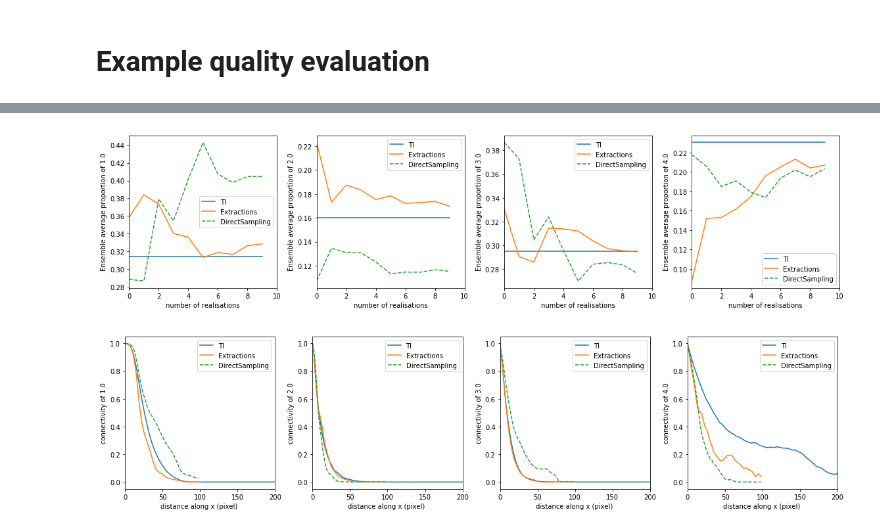
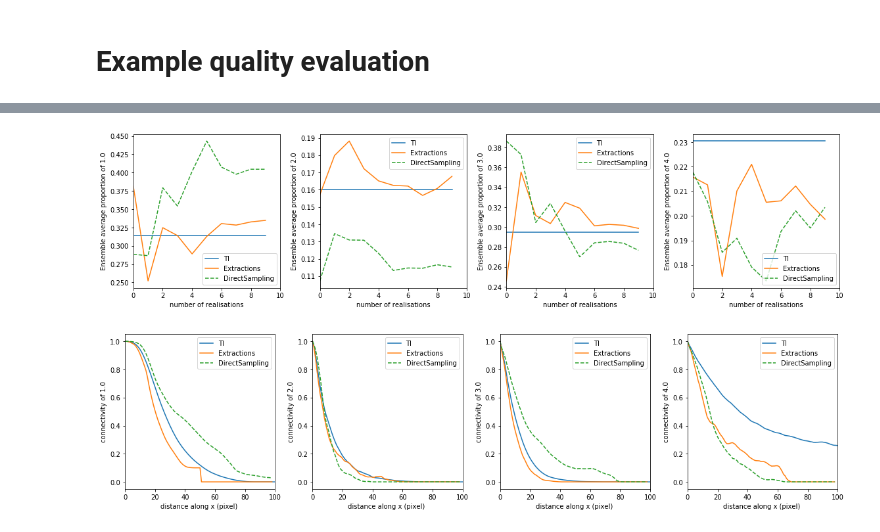
Before and after one commit to UniNE-CHYN/mps_toolbox, a Jupyter notebook: examples/example-2d.ipynb, the cells around one changed output, grey strips where cells are left out. Drawn from its saved outputs; the diff is of its cells as text; code cells hidden in the pictures.

```diff
--- a/examples/example-2d.ipynb
+++ b/examples/example-2d.ipynb
@@ -21,13 +22,18 @@ NUM_ENSEMBLE_MEMBERS = 10
 # Load DS realisations from a pickle
 with open('simulations.pickle', 'rb') as handle:
     realisations = pickle.load(handle)
+# %%
+def subimage(image, nx, ny):
+    x = np.random.randint(0, image.shape[0]-nx)
+    y = np.random.randint(0, image.shape[1]-ny)
+    return image[x:x+nx, y:y+nx]
 # %%
 # Create subimages
 nx_realisation = 100
 ny_realisation = 200
 subims = []
 for i in range(NUM_ENSEMBLE_MEMBERS):
-    subims.append(mpstool.stats.subimage(ti, nx_realisation, ny_realisation))
+    subims.append(subimage(ti, nx_realisation, ny_realisation))
 # %%
 # Define helper functions
 def append_to_dictionary(dict_of_arrays, dict_of_elements):
@@ -42,7 +48,7 @@ def empty_dictionary_of_arrays(keys):
 # %%
 # Process all the realisations and subimages
 
-CONNECTIVITY_AXIS = 0
+AXIS = 0
 
 categories = mpstool.connectivity.get_categories(ti)
 
@@ -52,8 +58,8 @@ ds_connectivity = empty_dictionary_of_arrays(categories)
 
 for image in realisations:
     append_to_dictionary(ds_proportion, mpstool.stats.histogram(image))
-    append_to_dictionary(ds_variogram, mpstool.stats.variogram(image))
-    append_to_dictionary(ds_connectivity, mpstool.connectivity.get_function(image, axis=CONNECTIVITY_AXIS))
+    append_to_dictionary(ds_variogram, mpstool.stats.variogram(image,axis=AXIS))
+    append_to_dictionary(ds_connectivity, mpstool.connectivity.get_function(image, axis=AXIS))
 
 subim_proportion = empty_dictionary_of_arrays(categories)
 subim_variogram = empty_dictionary_of_arrays(categories)
@@ -61,14 +67,14 @@ subim_connectivity = empty_dictionary_of_arrays(categories)
 
 for image in subims:
     append_to_dictionary(subim_proportion, mpstool.stats.histogram(image))
-    append_to_dictionary(subim_variogram, mpstool.stats.variogram(image))
-    append_to_dictionary(subim_connectivity, mpstool.connectivity.get_function(image, axis=CONNECTIVITY_AXIS))
+    append_to_dictionary(subim_variogram, mpstool.stats.variogram(image, axis=AXIS))
+    append_to_dictionary(subim_connectivity, mpstool.connectivity.get_function(image, axis=AXIS))
 # %%
 # Process the training image
 
 ti_proportion = mpstool.stats.histogram(ti)
-ti_variogram = mpstool.stats.variogram(ti)
-ti_connectivity = mpstool.connectivity.get_function(ti, axis=CONNECTIVITY_AXIS)
+ti_variogram = mpstool.stats.variogram(ti, axis=AXIS)
+ti_connectivity = mpstool.connectivity.get_function(ti, axis=AXIS)
 categories = mpstool.connectivity.get_categories(ti)
 # %%
 # Compute means
@@ -113,29 +119,29 @@ fig.tight_layout()
 
 plt.show()
 # %% [output]
-[figure, old version]
+[figure, new version]
 # %%
 fig, axes = plt.subplots(nrows=1, ncols=4, figsize=(16,4))
 plot_count = 0
 for category in categories:
     axes[plot_count].plot(ti_connectivity[category])
     axes[plot_count].plot(subim_connectivity_mean[category][NUM_ENSEMBLE_MEMBERS-1])
     axes[plot_count].plot(ds_connectivity_mean[category][NUM_ENSEMBLE_MEMBERS-1], '--')
     axes[plot_count].legend(["TI", 'Extractions', 'DirectSampling'])
     axes[plot_count].set_xlabel("distance along x (pixel) ")
     axes[plot_count].set_ylabel("connectivity of "+ str(category))
 
-    XLIM = 200
+    XLIM = 100
     axes[0].set_xlim([0, XLIM])
     axes[1].set_xlim([0, XLIM])
     axes[2].set_xlim([0, XLIM])
     axes[3].set_xlim([0, XLIM])
     plot_count += 1
 
 fig.tight_layout()
 plt.show()
 # %% [output]
-[figure, old version]
+[figure, new version]
 # %%
 fig, axes = plt.subplots(nrows=1, ncols=4, figsize=(16,4))
 plot_count = 0
```
Also changed, not shown: parts of 2 cells of this notebook, 5 other files.
